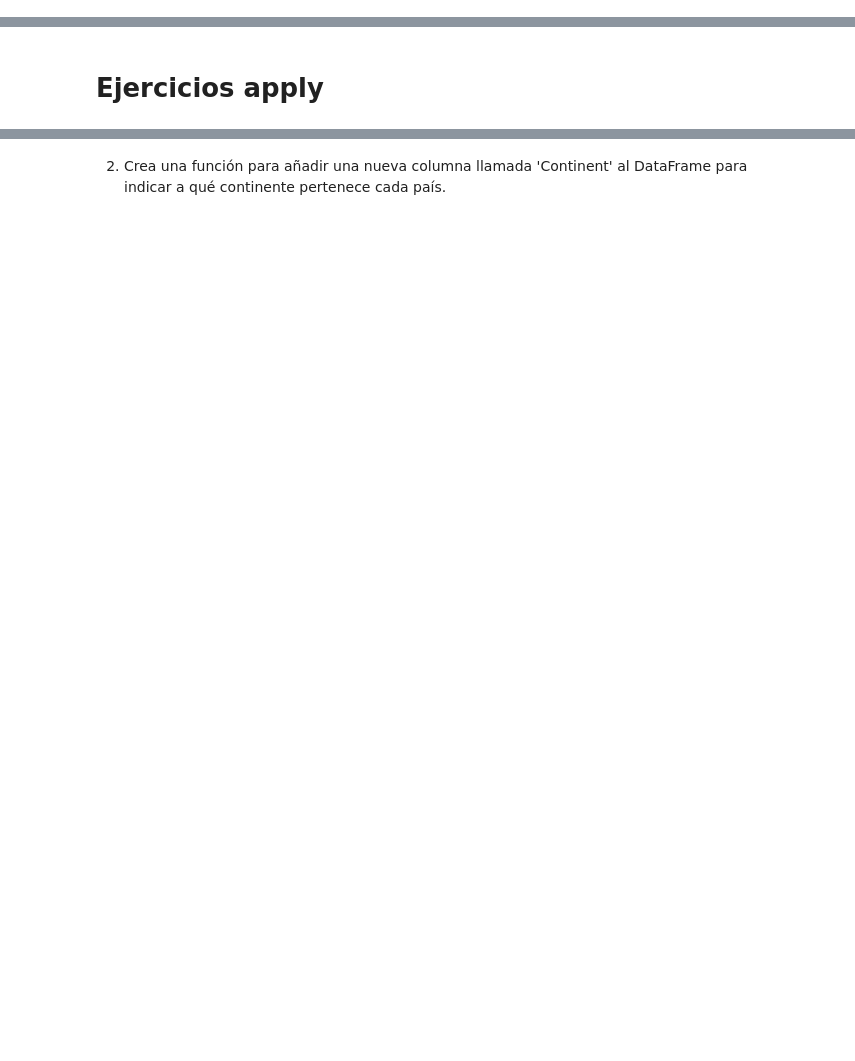
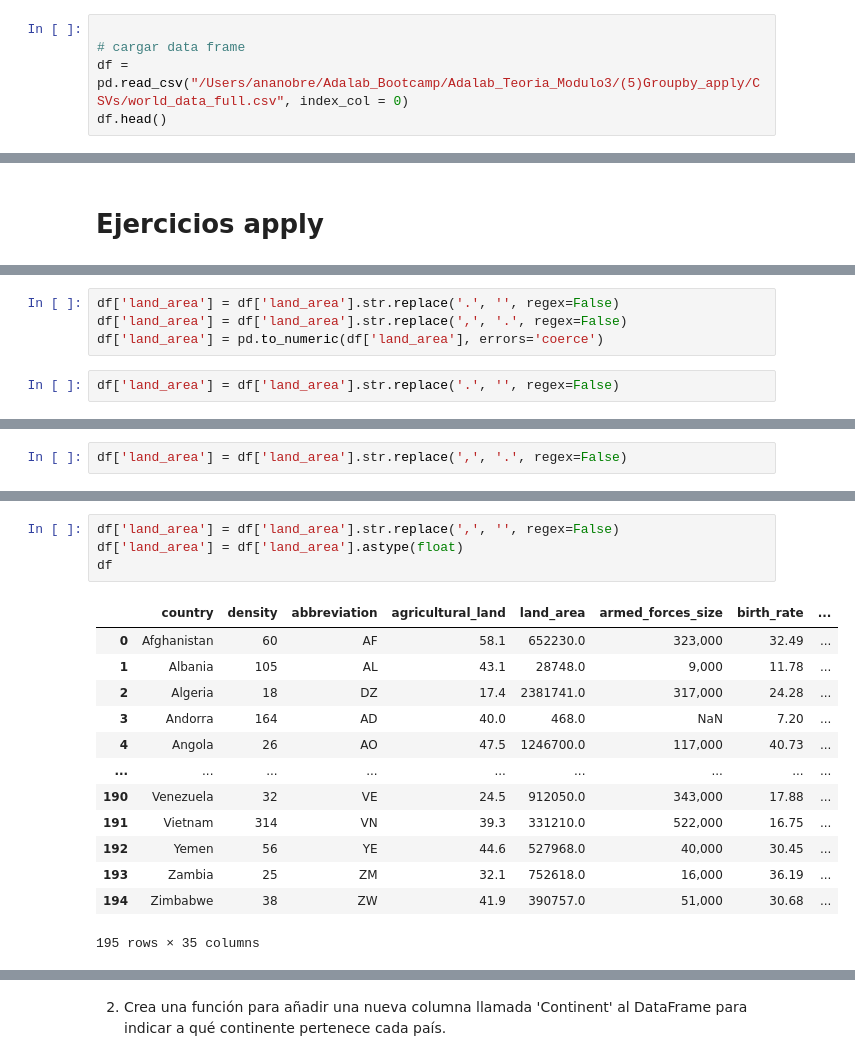
Before and after one commit to ana-nobre/Pair-Numpy-Pandas, a Jupyter notebook: Pair_groupby_apply.ipynb, the cells around one changed output, grey strips where cells are left out. Drawn from its saved outputs; the diff is of its cells as text; blank space fills up the shorter version.

Commit message:
Added groupby

```diff
--- a/Pair_groupby_apply.ipynb
+++ b/Pair_groupby_apply.ipynb
@@ -0,0 +8,5 @@
+# %%
+
+# cargar data frame
+df = pd.read_csv("/Users/ananobre/Adalab_Bootcamp/Adalab_Teoria_Modulo3/(5)Groupby_apply/CSVs/world_data_full.csv", index_col = 0)
+df.head()
@@ -5,0 +26,6 @@
+# %%
+df['land_area'] = df['land_area'].str.replace('.', '', regex=False)
+df['land_area'] = df['land_area'].str.replace(',', '.', regex=False)
+df['land_area'] = pd.to_numeric(df['land_area'], errors='coerce')
+# %%
+df['land_area'] = df['land_area'].str.replace('.', '', regex=False)
@@ -5,0 +47,2 @@
+# %%
+df['land_area'] = df['land_area'].str.replace(',', '.', regex=False)
@@ -5,0 +64,18 @@
+# %%
+df['land_area'] = df['land_area'].str.replace(',', '', regex=False)
+df['land_area'] = df['land_area'].astype(float)
+df
+# %% [output]
+|  | country | density | abbreviation | agricultural_land | land_area | armed_forces_size | birth_rate | ... |
+| 0 | Afghanistan | 60 | AF | 58.1 | 652230.0 | 323,000 | 32.49 | ... |
+| 1 | Albania | 105 | AL | 43.1 | 28748.0 | 9,000 | 11.78 | ... |
+| 2 | Algeria | 18 | DZ | 17.4 | 2381741.0 | 317,000 | 24.28 | ... |
+| 3 | Andorra | 164 | AD | 40.0 | 468.0 | NaN | 7.20 | ... |
+| 4 | Angola | 26 | AO | 47.5 | 1246700.0 | 117,000 | 40.73 | ... |
+| ... | ... | ... | ... | ... | ... | ... | ... | ... |
+| 190 | Venezuela | 32 | VE | 24.5 | 912050.0 | 343,000 | 17.88 | ... |
+| 191 | Vietnam | 314 | VN | 39.3 | 331210.0 | 522,000 | 16.75 | ... |
+| 192 | Yemen | 56 | YE | 44.6 | 527968.0 | 40,000 | 30.45 | ... |
+| 193 | Zambia | 25 | ZM | 32.1 | 752618.0 | 16,000 | 36.19 | ... |
+| 194 | Zimbabwe | 38 | ZW | 41.9 | 390757.0 | 51,000 | 30.68 | ... |
+195 rows × 35 columns
```
Also changed, not shown: parts of 12 cells of this notebook.
